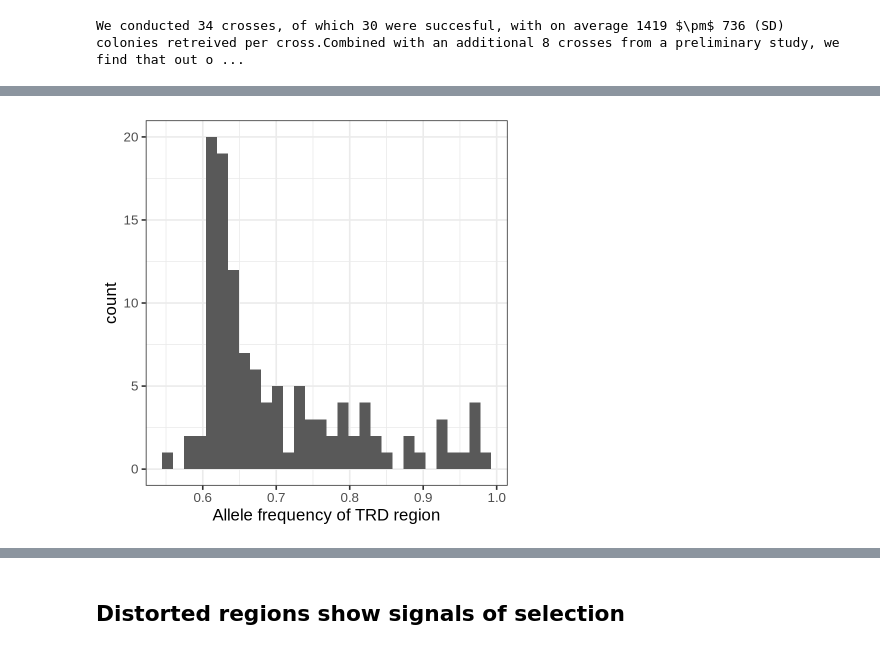
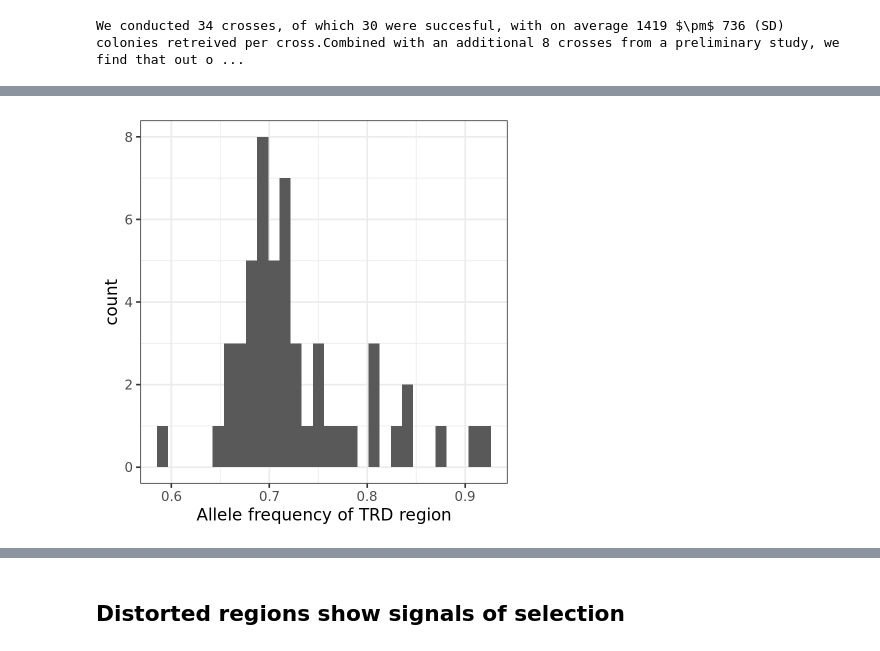
Before and after one commit to jnrunge/TRD, a Jupyter notebook: Draft.ipynb, the cells around one changed output, grey strips where cells are left out. Saved outputs shown, nothing was run; the diff lists cells and outputs as text; code cells hidden in the pictures.

```diff
--- a/Draft.ipynb
+++ b/Draft.ipynb
@@ -90,7 +105,7 @@ Warning message:
 #| label: fig-AF
 #| fig-cap: Distribution of allele frequencies of those regions classified as under distortion
 
-ggplot(One_Table, aes(abs(AF-0.5)+0.5))+
+ggplot(One_Table, aes(abs(AF_peak-0.5)+0.5))+
 geom_histogram()+theme_bw(20)+xlab("Allele frequency of TRD region")
 # %% [output]
 `stat_bin()` using `bins = 30`. Pick better value with `binwidth`.
@@ -99 +112 @@ Warning message:
-[figure, old version]
+[figure, new version]
```
Also changed, not shown: parts of 16 cells of this notebook.
